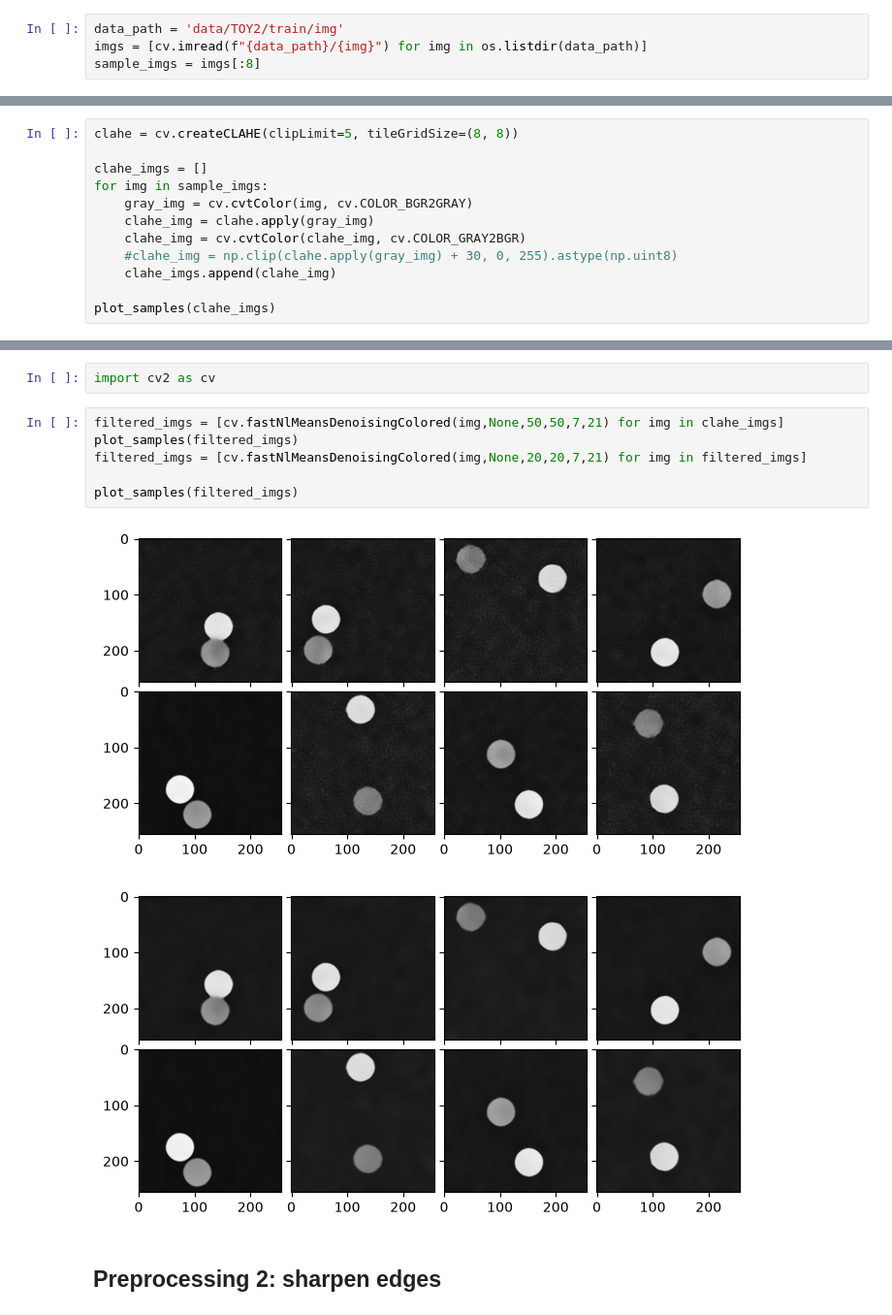
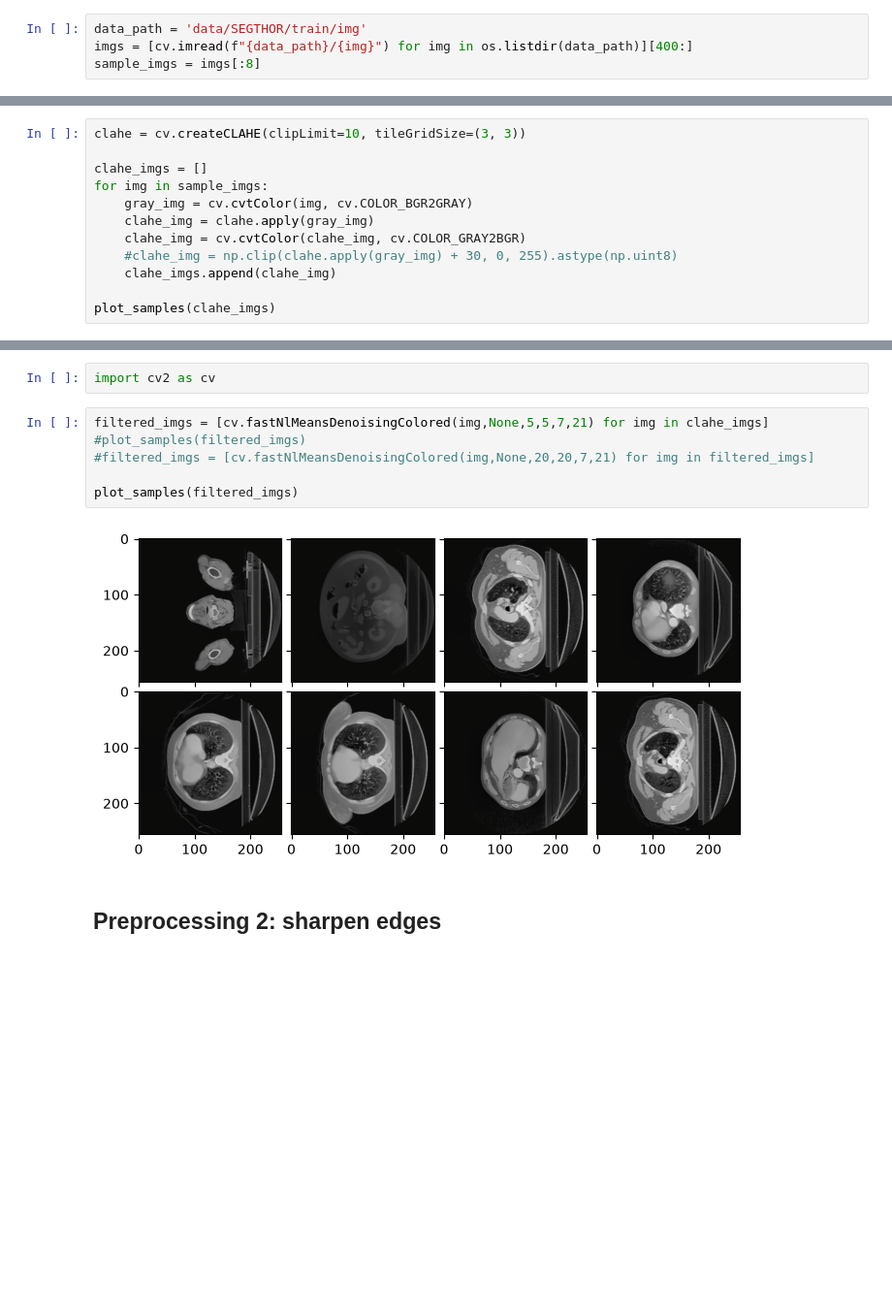
Before and after one commit to ecedenizcevik/ai4mi_project11, a Jupyter notebook: preprocessing.ipynb, the cells around one changed output, grey strips where cells are left out. Shown at 97% size. Cells and saved outputs as stored; diff of their text form; blank space fills up the shorter version.

```diff
--- a/preprocessing.ipynb
+++ b/preprocessing.ipynb
@@ -5,6 +5,6 @@ from PIL import Image
 import matplotlib.pyplot as plt
 from mpl_toolkits.axes_grid1 import ImageGrid
 # %%
-data_path = 'data/TOY2/train/img'
-imgs = [cv.imread(f"{data_path}/{img}") for img in os.listdir(data_path)]
+data_path = 'data/SEGTHOR/train/img'
+imgs = [cv.imread(f"{data_path}/{img}") for img in os.listdir(data_path)][400:]
 sample_imgs = imgs[:8]
@@ -30,7 +41,7 @@ plot_samples(sample_imgs)
 # %% [markdown]
 ## Preprocessing 0: Clahe normalization
 # %%
-clahe = cv.createCLAHE(clipLimit=5, tileGridSize=(8, 8))
+clahe = cv.createCLAHE(clipLimit=10, tileGridSize=(3, 3))
 
 clahe_imgs = []
 for img in sample_imgs:
@@ -54,14 +65,13 @@ import scipy.ndimage
 # %%
 import cv2 as cv
 # %%
-filtered_imgs = [cv.fastNlMeansDenoisingColored(img,None,50,50,7,21) for img in clahe_imgs]
-plot_samples(filtered_imgs)
-filtered_imgs = [cv.fastNlMeansDenoisingColored(img,None,20,20,7,21) for img in filtered_imgs]
+filtered_imgs = [cv.fastNlMeansDenoisingColored(img,None,5,5,7,21) for img in clahe_imgs]
+#plot_samples(filtered_imgs)
+#filtered_imgs = [cv.fastNlMeansDenoisingColored(img,None,20,20,7,21) for img in filtered_imgs]
 
 plot_samples(filtered_imgs)
 # %% [output]
-[figure, old version]
+[figure, new version]
-[figure, removed]
 # %% [markdown]
 ## Preprocessing 2: sharpen edges
 # %%
```
Also changed, not shown: parts of 6 cells of this notebook, 1 other file.
